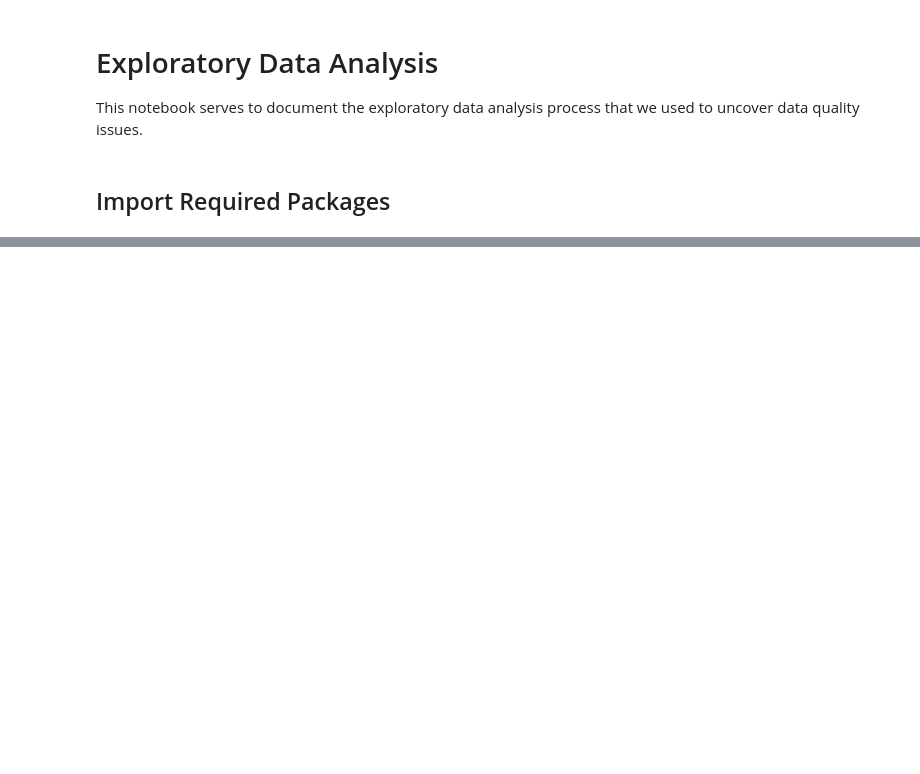
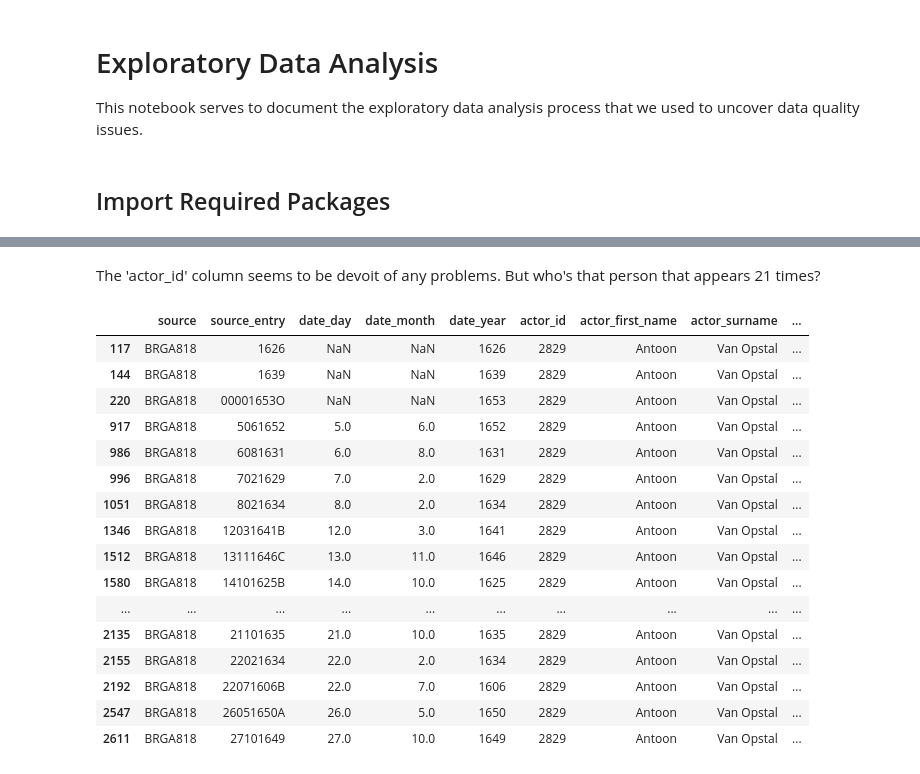
Before and after one commit to ejgenc/data-analysis_cornelia, a Jupyter notebook: notebooks/exploratory-data-analysis.ipynb, the cells around one changed output, grey strips where cells are left out. Drawn from its saved outputs; the diff is of its cells as text; code cells hidden in the pictures; blank space fills up the shorter version.

```diff
--- a/notebooks/exploratory-data-analysis.ipynb
+++ b/notebooks/exploratory-data-analysis.ipynb
@@ -12,0 +305,24 @@ ModuleNotFoundError: No module named 'Pathlib'
+# %% [markdown]
+The 'actor_id' column seems to be devoit of any problems. But who's that person that appears 21 times?
+# %%
+top_mention_mask = dataset["actor_id"] == dataset["actor_id"].value_counts().keys()[0]
+top_mention = dataset.loc[top_mention_mask, :]
+top_mention
+# %% [output]
+|  | source | source_entry | date_day | date_month | date_year | actor_id | actor_first_name | actor_surname | ... |
+| 117 | BRGA818 | 1626 | NaN | NaN | 1626 | 2829 | Antoon | Van Opstal | ... |
+| 144 | BRGA818 | 1639 | NaN | NaN | 1639 | 2829 | Antoon | Van Opstal | ... |
+| 220 | BRGA818 | 00001653O | NaN | NaN | 1653 | 2829 | Antoon | Van Opstal | ... |
+| 917 | BRGA818 | 5061652 | 5.0 | 6.0 | 1652 | 2829 | Antoon | Van Opstal | ... |
+| 986 | BRGA818 | 6081631 | 6.0 | 8.0 | 1631 | 2829 | Antoon | Van Opstal | ... |
+| 996 | BRGA818 | 7021629 | 7.0 | 2.0 | 1629 | 2829 | Antoon | Van Opstal | ... |
+| 1051 | BRGA818 | 8021634 | 8.0 | 2.0 | 1634 | 2829 | Antoon | Van Opstal | ... |
+| 1346 | BRGA818 | 12031641B | 12.0 | 3.0 | 1641 | 2829 | Antoon | Van Opstal | ... |
+| 1512 | BRGA818 | 13111646C | 13.0 | 11.0 | 1646 | 2829 | Antoon | Van Opstal | ... |
+| 1580 | BRGA818 | 14101625B | 14.0 | 10.0 | 1625 | 2829 | Antoon | Van Opstal | ... |
+| ... | ... | ... | ... | ... | ... | ... | ... | ... | ... |
+| 2135 | BRGA818 | 21101635 | 21.0 | 10.0 | 1635 | 2829 | Antoon | Van Opstal | ... |
+| 2155 | BRGA818 | 22021634 | 22.0 | 2.0 | 1634 | 2829 | Antoon | Van Opstal | ... |
+| 2192 | BRGA818 | 22071606B | 22.0 | 7.0 | 1606 | 2829 | Antoon | Van Opstal | ... |
+| 2547 | BRGA818 | 26051650A | 26.0 | 5.0 | 1650 | 2829 | Antoon | Van Opstal | ... |
+| 2611 | BRGA818 | 27101649 | 27.0 | 10.0 | 1649 | 2829 | Antoon | Van Opstal | ... |
```
Also changed, not shown: parts of 49 cells of this notebook.
